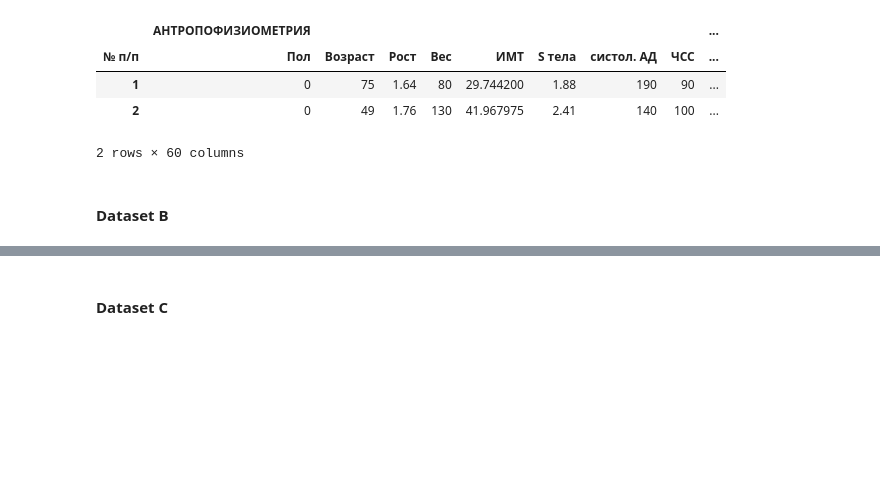
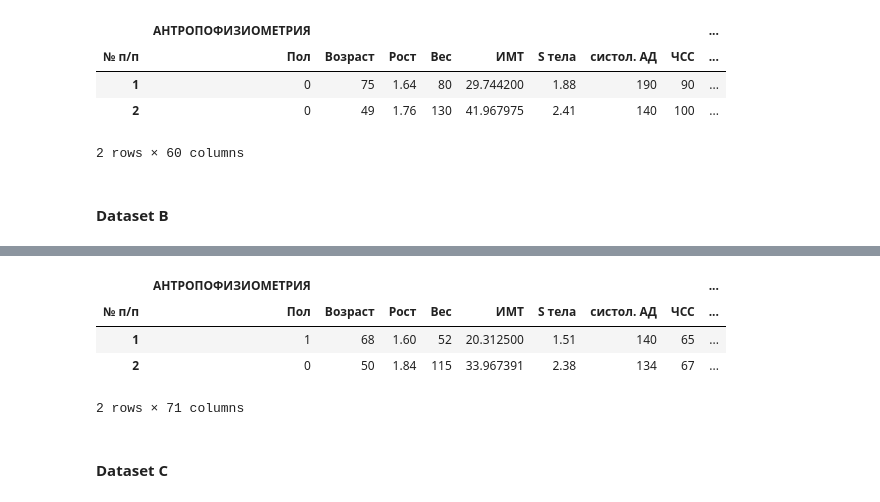
Before and after one commit to KonstantinBurkin/personalized-medicine, a Jupyter notebook: Scripts/Preprocessing.ipynb, the cells around one changed output, grey strips where cells are left out. Drawn from its saved outputs; the diff is of its cells as text; code cells hidden in the pictures; blank space fills up the shorter version.

```diff
--- a/Scripts/Preprocessing.ipynb
+++ b/Scripts/Preprocessing.ipynb
@@ -351,2 +332,10 @@ clinical_b_columns = list(data_b.columns[:2]) + list(data_b.columns[3:72])
+# %%
+data_b[clinical_b_columns].head(2)
+# %% [output]
+|  | АНТРОПОФИЗИОМЕТРИЯ |  |  |  |  |  |  |  | ... |
+| № п/п | Пол | Возраст | Рост | Вес | ИМТ | S тела | систол. АД | ЧСС | ... |
+| 1 | 1 | 68 | 1.60 | 52 | 20.312500 | 1.51 | 140 | 65 | ... |
+| 2 | 0 | 50 | 1.84 | 115 | 33.967391 | 2.38 | 134 | 67 | ... |
+2 rows × 71 columns
 # %% [markdown]
 #### Dataset C
```
Also changed, not shown: parts of 59 cells of this notebook.
